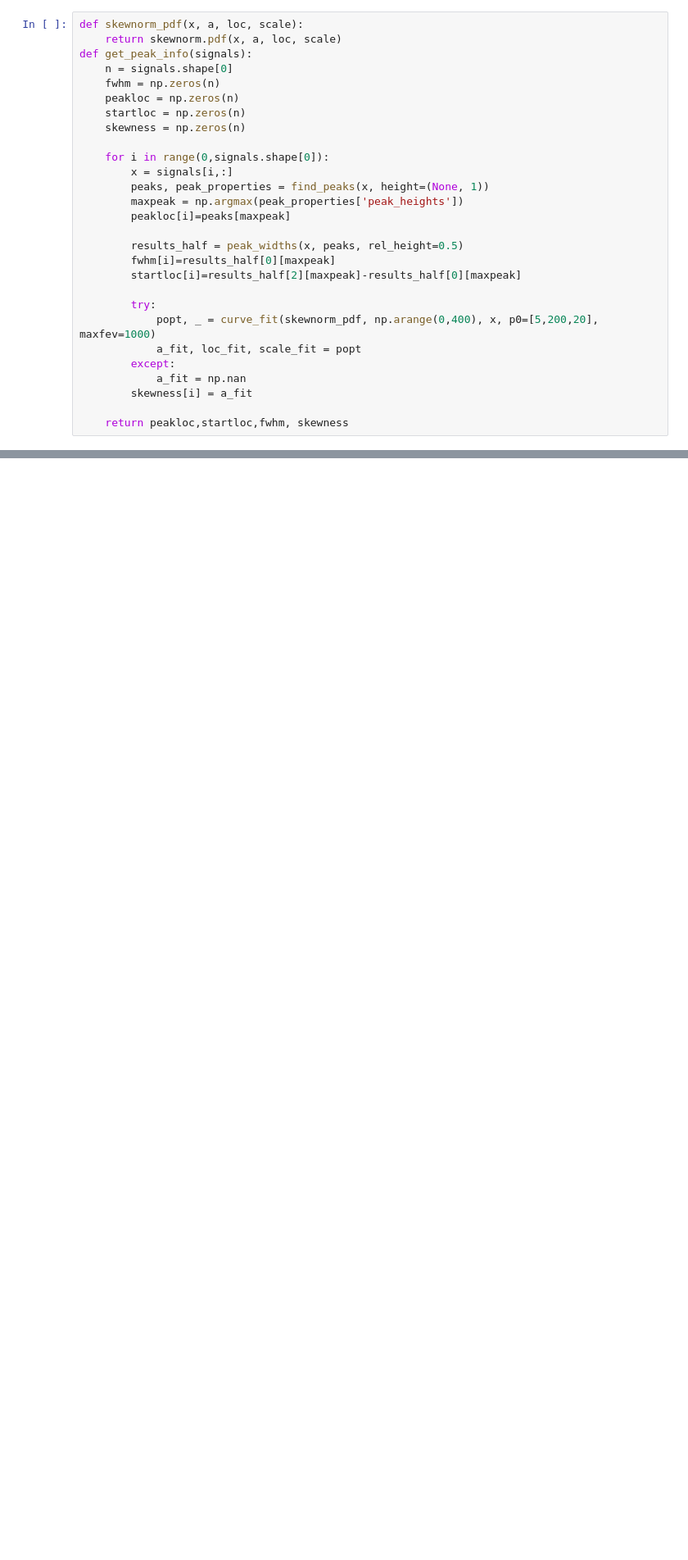
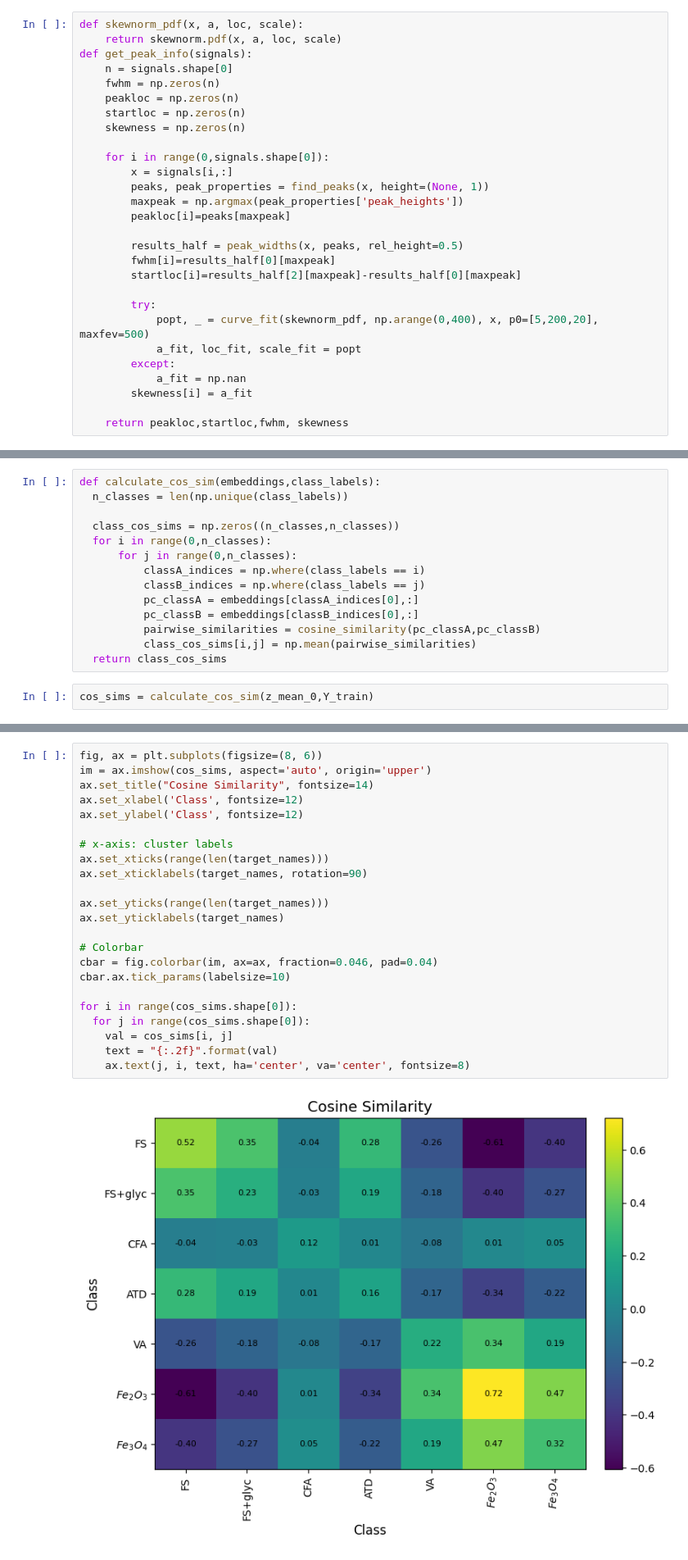
Before and after one commit to kdlamb/SP2-VAE, a Jupyter notebook: SP2_2DLatentSpace.ipynb, the cells around one changed output, grey strips where cells are left out. Shown at 82% size. Drawn from its saved outputs; the diff is of its cells as text; blank space fills up the shorter version.

```diff
--- a/SP2_2DLatentSpace.ipynb
+++ b/SP2_2DLatentSpace.ipynb
@@ -310,7 +308,7 @@ def get_peak_info(signals):
         startloc[i]=results_half[2][maxpeak]-results_half[0][maxpeak]
 
         try:
-            popt, _ = curve_fit(skewnorm_pdf, np.arange(0,400), x, p0=[5,200,20], maxfev=1000)
+            popt, _ = curve_fit(skewnorm_pdf, np.arange(0,400), x, p0=[5,200,20], maxfev=500)
             a_fit, loc_fit, scale_fit = popt
         except:
             a_fit = np.nan
@@ -522,0 +530,16 @@ plt.show()
+# %%
+def calculate_cos_sim(embeddings,class_labels):
+  n_classes = len(np.unique(class_labels))
+
+  class_cos_sims = np.zeros((n_classes,n_classes))
+  for i in range(0,n_classes):
+      for j in range(0,n_classes):
+          classA_indices = np.where(class_labels == i)
+          classB_indices = np.where(class_labels == j)
+          pc_classA = embeddings[classA_indices[0],:]
+          pc_classB = embeddings[classB_indices[0],:]
+          pairwise_similarities = cosine_similarity(pc_classA,pc_classB)
+          class_cos_sims[i,j] = np.mean(pairwise_similarities)
+  return class_cos_sims
+# %%
+cos_sims = calculate_cos_sim(z_mean_0,Y_train)
@@ -522,0 +548,25 @@ plt.show()
+# %%
+fig, ax = plt.subplots(figsize=(8, 6))
+im = ax.imshow(cos_sims, aspect='auto', origin='upper')
+ax.set_title("Cosine Similarity", fontsize=14)
+ax.set_xlabel('Class', fontsize=12)
+ax.set_ylabel('Class', fontsize=12)
+
+# x-axis: cluster labels
+ax.set_xticks(range(len(target_names)))
+ax.set_xticklabels(target_names, rotation=90)
+
+ax.set_yticks(range(len(target_names)))
+ax.set_yticklabels(target_names)
+
+# Colorbar
+cbar = fig.colorbar(im, ax=ax, fraction=0.046, pad=0.04)
+cbar.ax.tick_params(labelsize=10)
+
+for i in range(cos_sims.shape[0]):
+  for j in range(cos_sims.shape[0]):
+    val = cos_sims[i, j]
+    text = "{:.2f}".format(val)
+    ax.text(j, i, text, ha='center', va='center', fontsize=8)
+# %% [output]
+[figure, added]
```
Also changed, not shown: parts of 14 cells of this notebook.
